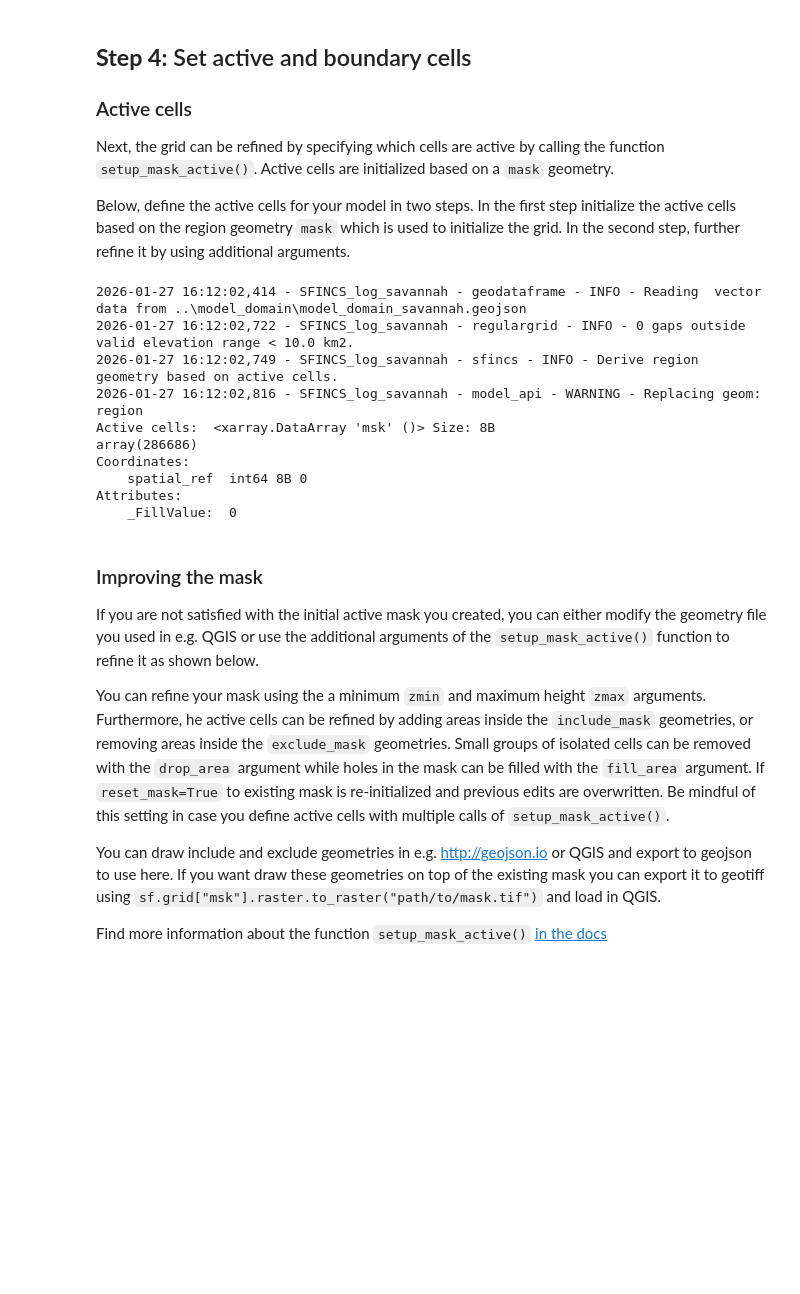
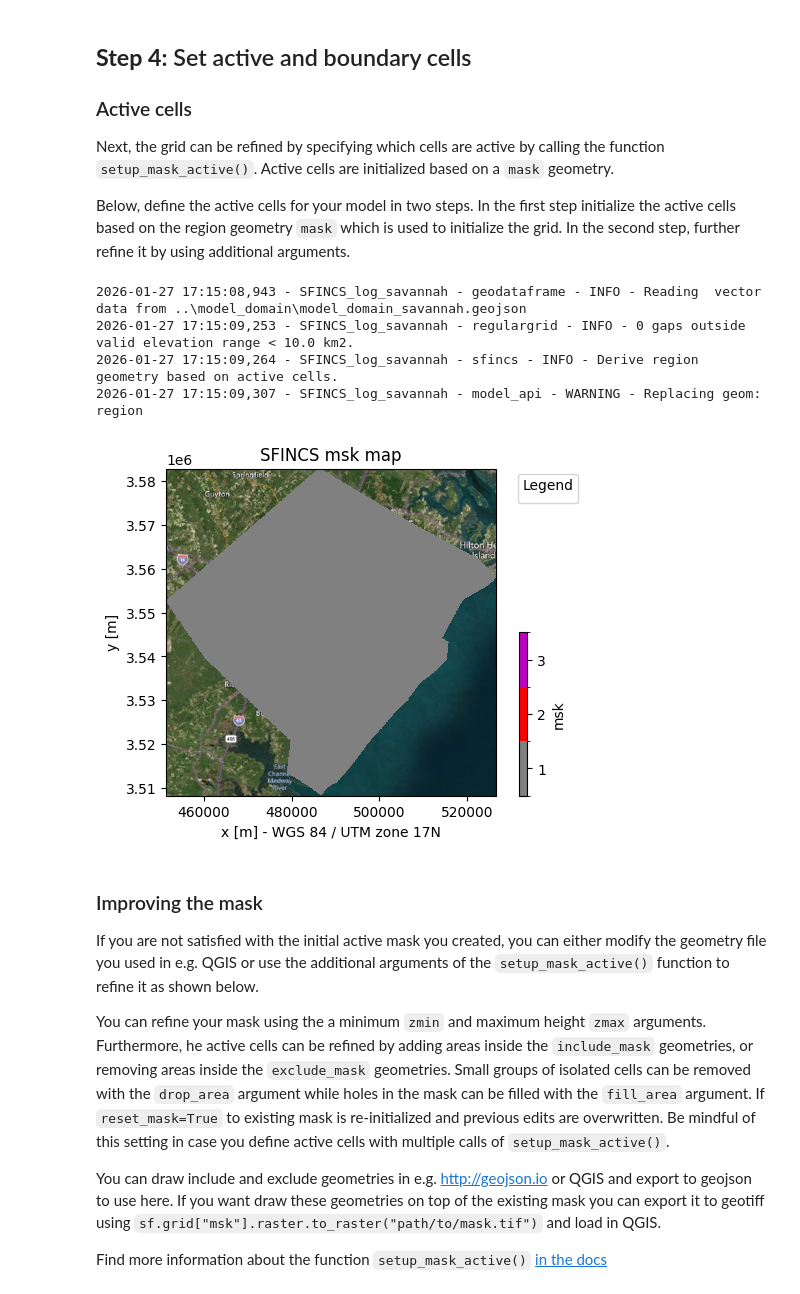
Before and after one commit to sd-59/Assignment_2_Coastal_flood_hazard_assessment-, a Jupyter notebook: notebooks/01_SFINCS_model_setup.ipynb, the cells around one changed output. Drawn from its saved outputs; the diff is of its cells as text; code cells hidden in the pictures; blank space fills up the shorter version.

```diff
--- a/notebooks/01_SFINCS_model_setup.ipynb
+++ b/notebooks/01_SFINCS_model_setup.ipynb
@@ -270,27 +270,22 @@ In the second step, further refine it by using additional arguments.
 # %%
 # Set the mask based on the region mask
 sf.setup_mask_active(
     mask=region_fn,  # Path to the mask file, commonly the region of interest
     reset_mask=True,   # to start with a clean mask
 )
 
 # Plot the mask. Using variable='msk' will display the mask values for the active cells.
 _ = sf.plot_basemap(variable="msk", bmap="sat")
 
 # how many active cells are in the model
-active_cells = np.sum(sf.mask == 1)
-print("Active cells: ", active_cells)
+#active_cells = np.sum(sf.mask == 1)
+#print("Active cells: ", active_cells)
 # %% [output]
-2026-01-27 16:12:02,414 - SFINCS_log_savannah - geodataframe - INFO - Reading  vector data from ..\model_domain\model_domain_savannah.geojson
-2026-01-27 16:12:02,722 - SFINCS_log_savannah - regulargrid - INFO - 0 gaps outside valid elevation range < 10.0 km2.
-2026-01-27 16:12:02,749 - SFINCS_log_savannah - sfincs - INFO - Derive region geometry based on active cells.
-2026-01-27 16:12:02,816 - SFINCS_log_savannah - model_api - WARNING - Replacing geom: region
-Active cells:  <xarray.DataArray 'msk' ()> Size: 8B
-array(286686)
-Coordinates:
-    spatial_ref  int64 8B 0
-Attributes:
-    _FillValue:  0
+2026-01-27 17:15:08,943 - SFINCS_log_savannah - geodataframe - INFO - Reading  vector data from ..\model_domain\model_domain_savannah.geojson
+2026-01-27 17:15:09,253 - SFINCS_log_savannah - regulargrid - INFO - 0 gaps outside valid elevation range < 10.0 km2.
+2026-01-27 17:15:09,264 - SFINCS_log_savannah - sfincs - INFO - Derive region geometry based on active cells.
+2026-01-27 17:15:09,307 - SFINCS_log_savannah - model_api - WARNING - Replacing geom: region
+[figure, added]
 # %% [markdown]
 ### Improving the mask
 
```
Also changed, not shown: parts of 11 cells of this notebook.
